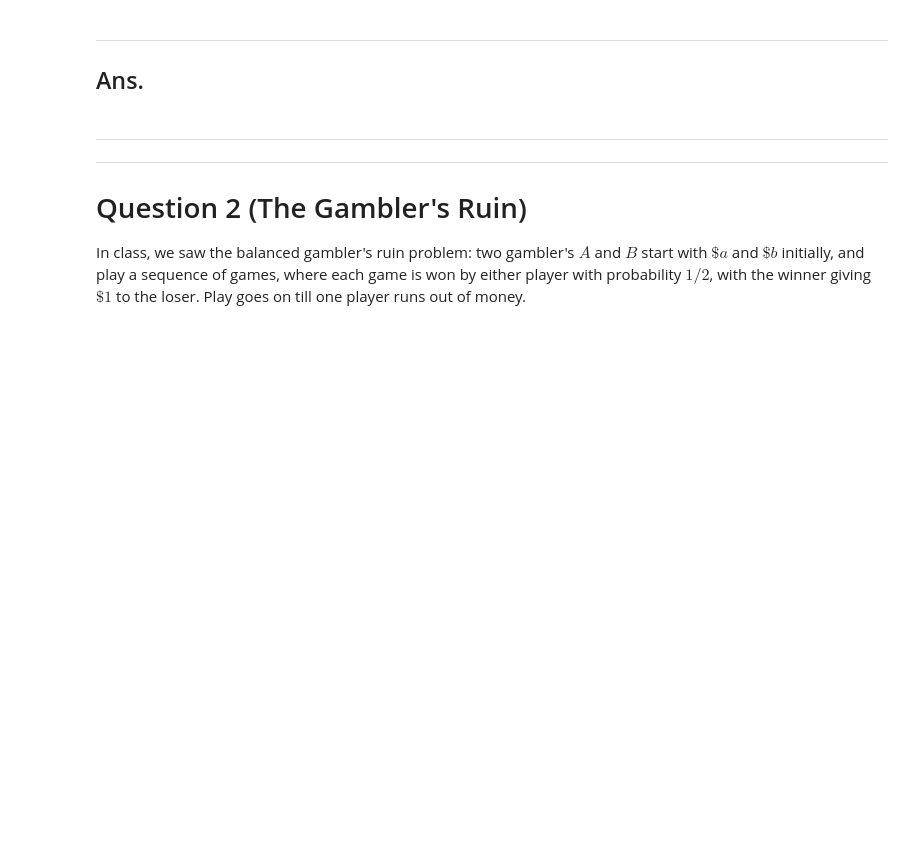
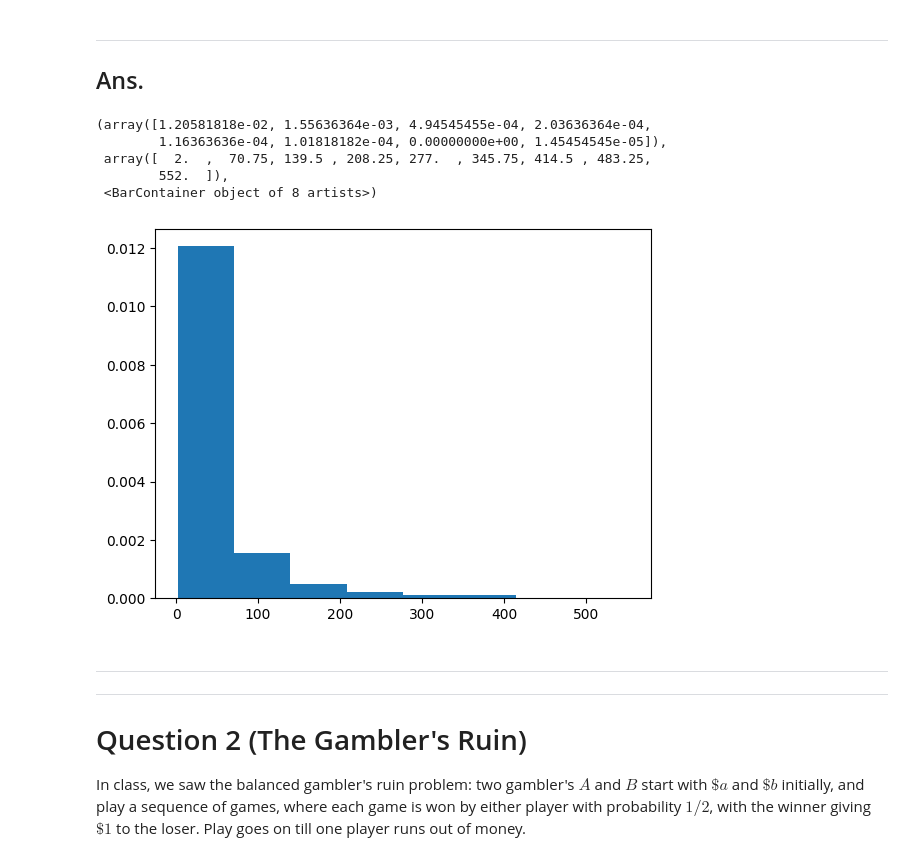
Before and after one commit to restinghouse0203/Academic_Project, a Jupyter notebook: Simluation/ORIE5580_Cornell/script/HW6.ipynb, the cells around one changed output. Saved outputs shown, nothing was run; the diff lists cells and outputs as text; code cells hidden in the pictures; blank space fills up the shorter version.

```diff
--- a/Simluation/ORIE5580_Cornell/script/HW6.ipynb
+++ b/Simluation/ORIE5580_Cornell/script/HW6.ipynb
@@ -66,6 +96,44 @@ for n in N:
 <hr>
 
 ## Ans.
+# %%
+def uni_song_picker(n):
+  t = 0
+  song_list = range(n)
+  i = 1
+  start_song = 1
+  uni_song = [start_song]
+  while uni_song[len(uni_song)-1] != n-1:
+    new_song = random.choice([song_list[(i+1)%n],song_list[(i-1)%n]])
+    i = new_song
+    uni_song.append(new_song)
+    t+=1
+  return t
+# %%
+np.random.seed(42)
+S = 1000
+n = 20
+avg_time_spent = []
+LB_CI = []
+UB_CI = []
+
+for _ in range(S):
+  t.append(uni_song_picker(n))
+
+mean_time = np.mean(t)
+se = np.std(t,ddof=1)
+avg_time_spent.append(mean_time)
+LB_CI.append(mean_time-1.96*se)
+UB_CI.append(mean_time+1.96*se)
+# %%
+plt.hist(t, bins=8,density=True)
+# %% [output]
+(array([1.20581818e-02, 1.55636364e-03, 4.94545455e-04, 2.03636364e-04,
+        1.16363636e-04, 1.01818182e-04, 0.00000000e+00, 1.45454545e-05]),
+ array([  2.  ,  70.75, 139.5 , 208.25, 277.  , 345.75, 414.5 , 483.25,
+        552.  ]),
+ <BarContainer object of 8 artists>)
+[figure, added]
 # %% [markdown]
 <hr><hr>
 
```
Also changed, not shown: parts of 25 cells of this notebook.
